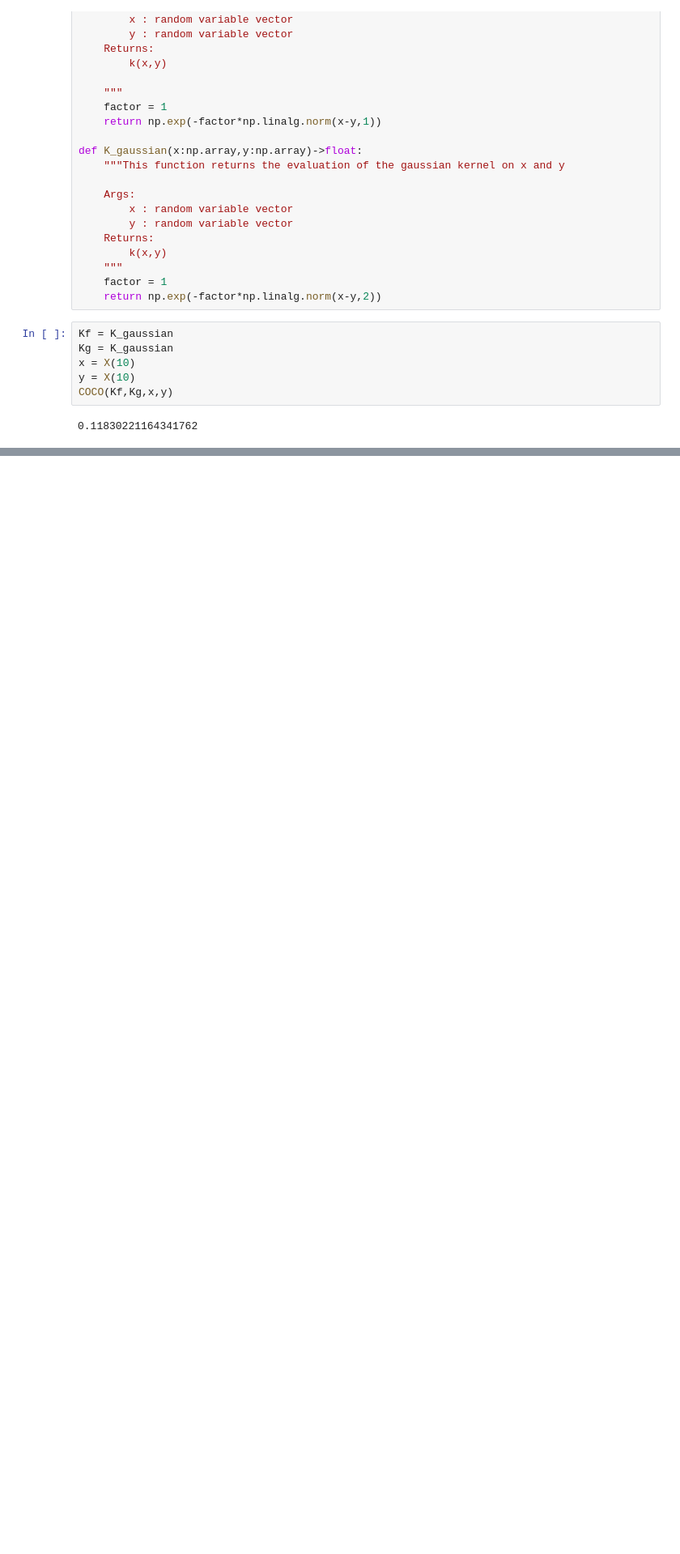
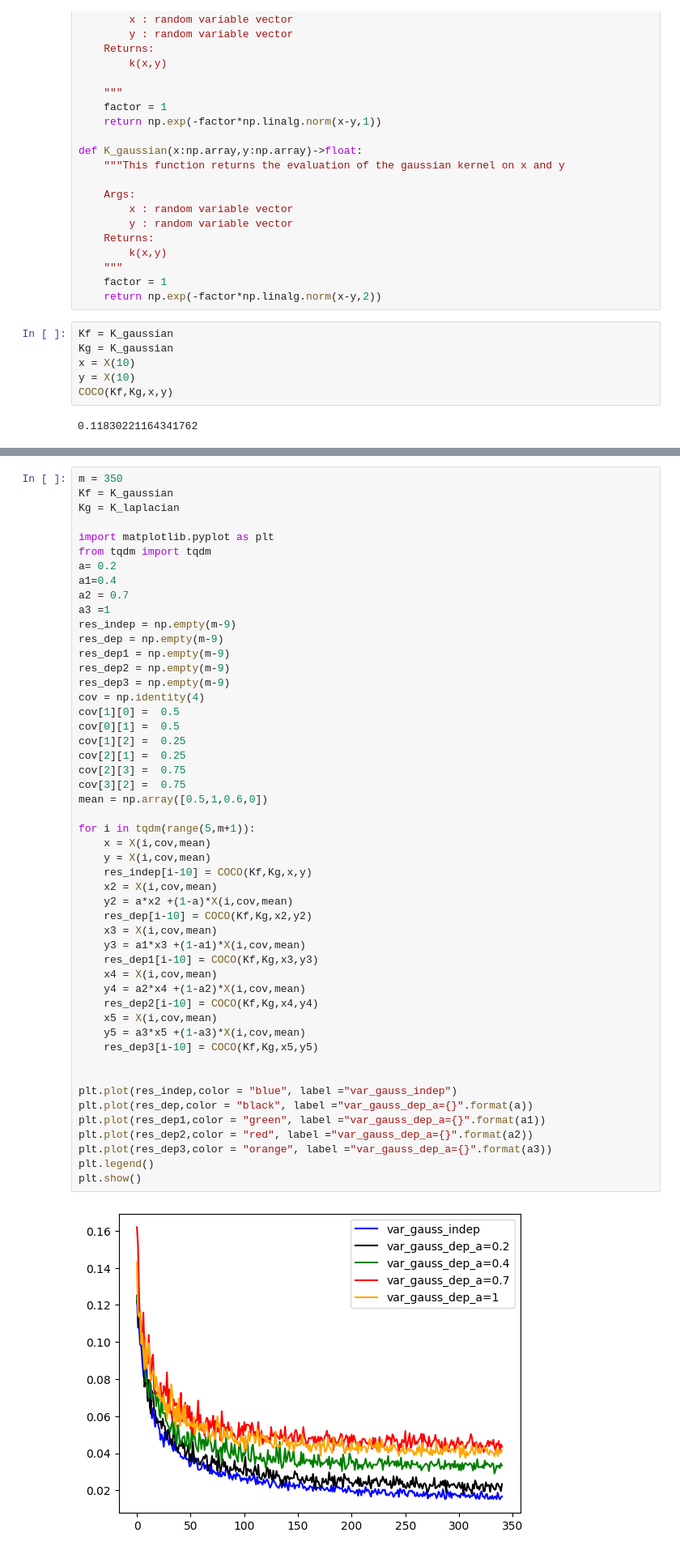
Before and after one commit to Noe-Bosc-Haddad/Gretton-independence-tests, a Jupyter notebook: test-notebooks/COCO_test.ipynb, the cells around one changed output, grey strips where cells are left out. Shown at 81% size. Drawn from its saved outputs; the diff is of its cells as text; blank space fills up the shorter version.

```diff
--- a/test-notebooks/COCO_test.ipynb
+++ b/test-notebooks/COCO_test.ipynb
@@ -131,0 +198,52 @@ plt.show()
+# %%
+m = 350
+Kf = K_gaussian
+Kg = K_laplacian
+
+import matplotlib.pyplot as plt
+from tqdm import tqdm
+a= 0.2
+a1=0.4
+a2 = 0.7
+a3 =1
+res_indep = np.empty(m-9)
+res_dep = np.empty(m-9)
+res_dep1 = np.empty(m-9)
+res_dep2 = np.empty(m-9)
+res_dep3 = np.empty(m-9)
+cov = np.identity(4)
+cov[1][0] =  0.5
+cov[0][1] =  0.5
+cov[1][2] =  0.25
+cov[2][1] =  0.25
+cov[2][3] =  0.75
+cov[3][2] =  0.75
+mean = np.array([0.5,1,0.6,0])
+
+for i in tqdm(range(5,m+1)):
+    x = X(i,cov,mean)
+    y = X(i,cov,mean)
+    res_indep[i-10] = COCO(Kf,Kg,x,y)
+    x2 = X(i,cov,mean)
+    y2 = a*x2 +(1-a)*X(i,cov,mean)
+    res_dep[i-10] = COCO(Kf,Kg,x2,y2)
+    x3 = X(i,cov,mean)
+    y3 = a1*x3 +(1-a1)*X(i,cov,mean)
+    res_dep1[i-10] = COCO(Kf,Kg,x3,y3)
+    x4 = X(i,cov,mean)
+    y4 = a2*x4 +(1-a2)*X(i,cov,mean)
+    res_dep2[i-10] = COCO(Kf,Kg,x4,y4)
+    x5 = X(i,cov,mean)
+    y5 = a3*x5 +(1-a3)*X(i,cov,mean)
+    res_dep3[i-10] = COCO(Kf,Kg,x5,y5)
+
+
+plt.plot(res_indep,color = "blue", label ="var_gauss_indep")
+plt.plot(res_dep,color = "black", label ="var_gauss_dep_a={}".format(a))
+plt.plot(res_dep1,color = "green", label ="var_gauss_dep_a={}".format(a1))
+plt.plot(res_dep2,color = "red", label ="var_gauss_dep_a={}".format(a2))
+plt.plot(res_dep3,color = "orange", label ="var_gauss_dep_a={}".format(a3))
+plt.legend()
+plt.show()
+# %% [output]
+[figure, added]
```
Also changed, not shown: parts of 3 cells of this notebook.
